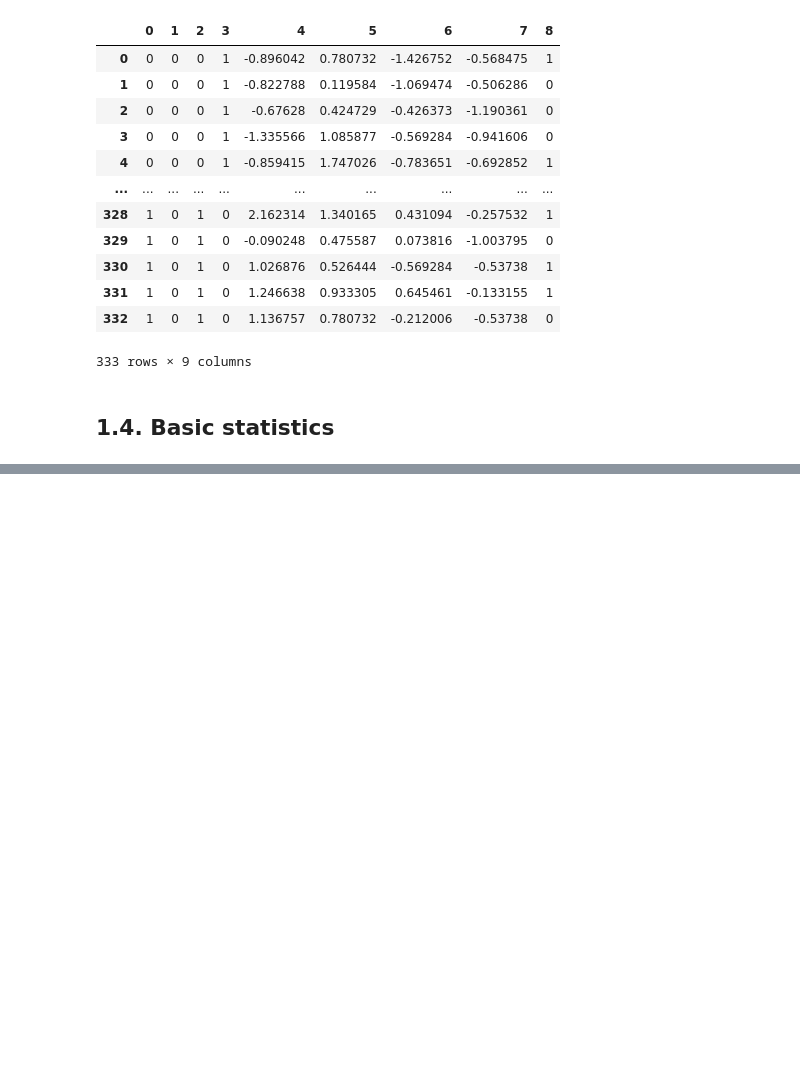
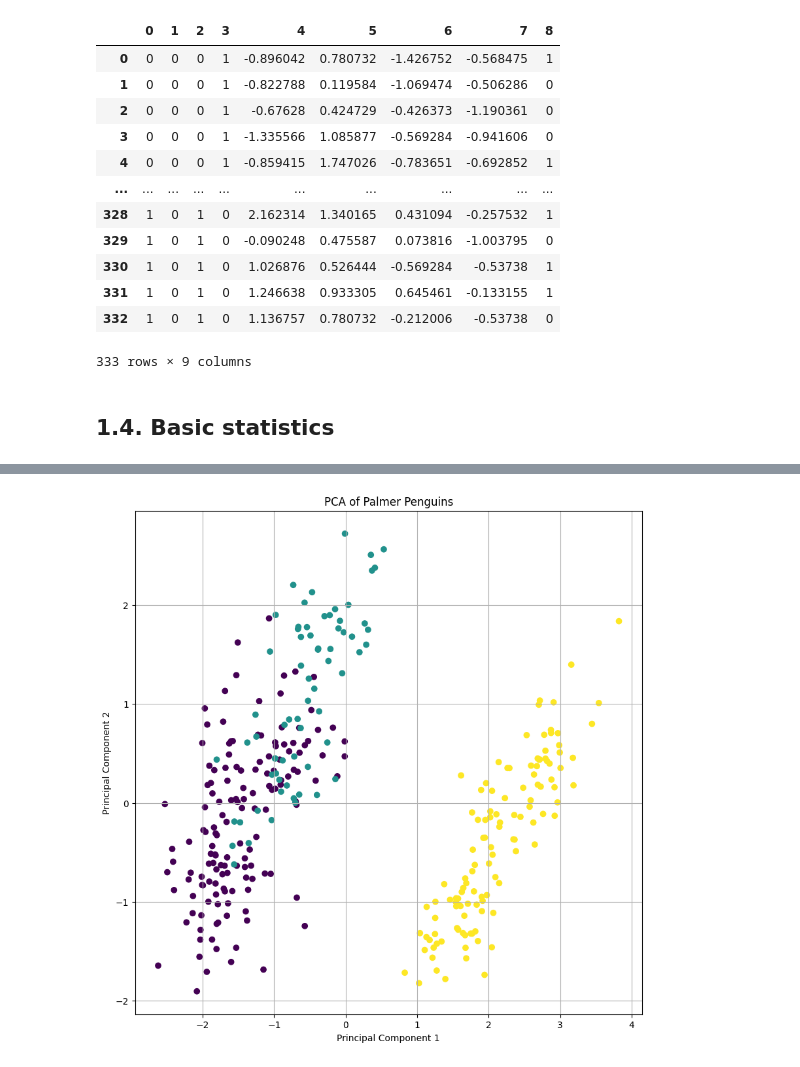
Before and after one commit to Brizzum/ML-reports, a Jupyter notebook: R1.ipynb, the cells around one changed output, grey strips where cells are left out. Drawn from its saved outputs; the diff is of its cells as text; code cells hidden in the pictures; blank space fills up the shorter version.

```diff
--- a/R1.ipynb
+++ b/R1.ipynb
@@ -226,0 +250,18 @@ penguins
+# %%
+# Import the package PCA from sklearn
+from sklearn.decomposition import PCA
+
+
+# Separate the data into attributes X and target class y
+X_pca = penguins.iloc[:,1:].values
+y_pca = penguins.iloc[:,0].values
+
+# Perform PCA with 2 components
+pca = PCA(n_components=2)
+principalComponents = pca.fit_transform(X_pca)
+
+# Convine the principal components with the target class
+data_PCA_all = np.transpose([principalComponents[:,0], principalComponents[:,1], y_pca])
+
+# Create a new dataframe with the principal components
+penguins_pca = pd.DataFrame(data_PCA_all, columns=['Principal Component 1', 'Principal Component 2', 'Target Data'])
@@ -226,0 +288,11 @@ penguins
+# %%
+# Plot the principal components
+plt.figure(figsize=(10,10))
+plt.grid()
+plt.scatter(principalComponents[:,0], principalComponents[:,1], c=y_pca, cmap='viridis')
+plt.xlabel('Principal Component 1')
+plt.ylabel('Principal Component 2')
+plt.title('PCA of Palmer Penguins')
+plt.show()
+# %% [output]
+[figure, added]
```
Also changed, not shown: parts of 10 cells of this notebook.
